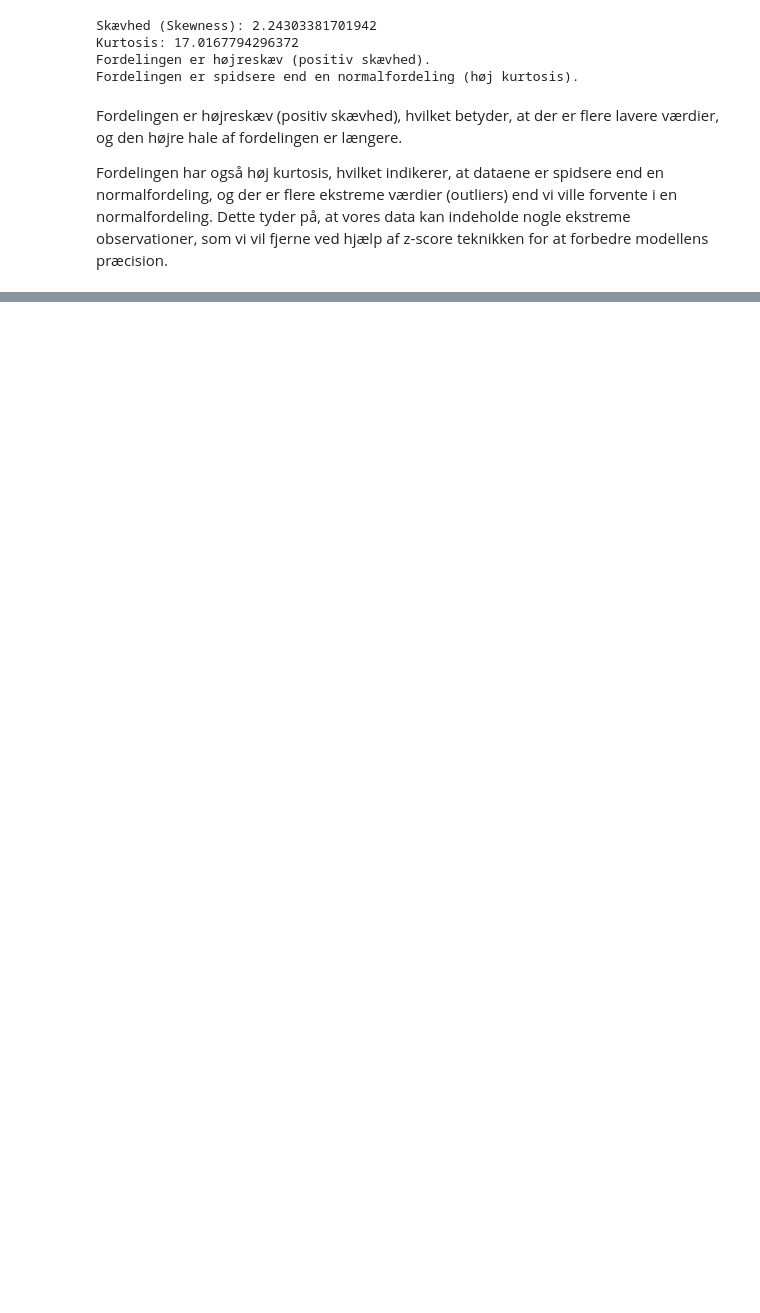
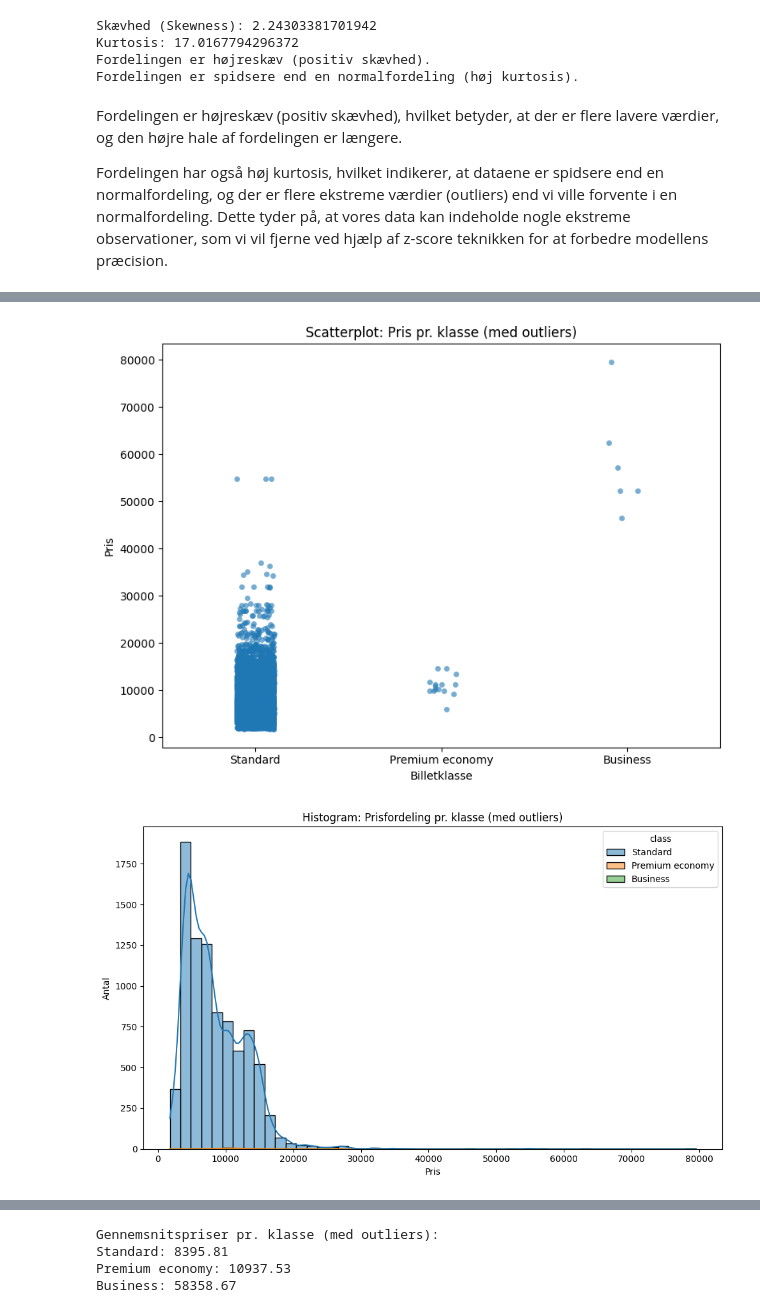
Before and after one commit to AllanChandler/BI-Exam, a Jupyter notebook: Notebook/Flight_Price_Dataset.ipynb, the cells around one changed output, grey strips where cells are left out. Saved outputs shown, nothing was run; the diff lists cells and outputs as text; code cells hidden in the pictures; blank space fills up the shorter version.

```diff
--- a/Notebook/Flight_Price_Dataset.ipynb
+++ b/Notebook/Flight_Price_Dataset.ipynb
@@ -268,0 +387,36 @@ Fordelingen har også høj kurtosis, hvilket indikerer, at dataene er spidsere e
+# %%
+# Scatterplot: price vs class
+plt.figure(figsize=(8, 6))
+sns.stripplot(data=df, x='class', y='price', jitter=True, alpha=0.6)
+plt.title('Scatterplot: Pris pr. klasse (med outliers)')
+plt.xlabel('Billetklasse')
+plt.ylabel('Pris')
+plt.tight_layout()
+plt.show()
+
+# Histogram: prisfordeling pr. klasse
+plt.figure(figsize=(10, 6))
+sns.histplot(data=df, x='price', hue='class', bins=50, kde=True, multiple='stack')
+plt.title('Histogram: Prisfordeling pr. klasse (med outliers)')
+plt.xlabel('Pris')
+plt.ylabel('Antal')
+plt.tight_layout()
+plt.show()
+
+# Boxplot: Pris pr. klasse
+plt.figure(figsize=(8, 6))
+sns.boxplot(data=df, x='class', y='price')
+plt.title('Boxplot: Pris pr. klasse (med outliers)')
+plt.xlabel('Billetklasse')
+plt.ylabel('Pris')
+plt.tight_layout()
+plt.show()
+
+mean_prices = df.groupby('class')['price'].mean().sort_values()
+
+print("Gennemsnitspriser pr. klasse (med outliers):")
+for klasse, pris in mean_prices.items():
+    print(f"{klasse}: {pris:.2f}")
+# %% [output]
+[figure, added]
+[figure, added]
@@ -268,0 +424,4 @@ Fordelingen har også høj kurtosis, hvilket indikerer, at dataene er spidsere e
+Gennemsnitspriser pr. klasse (med outliers):
+Standard: 8395.81
+Premium economy: 10937.53
+Business: 58358.67
```
Also changed, not shown: parts of 12 cells of this notebook.
